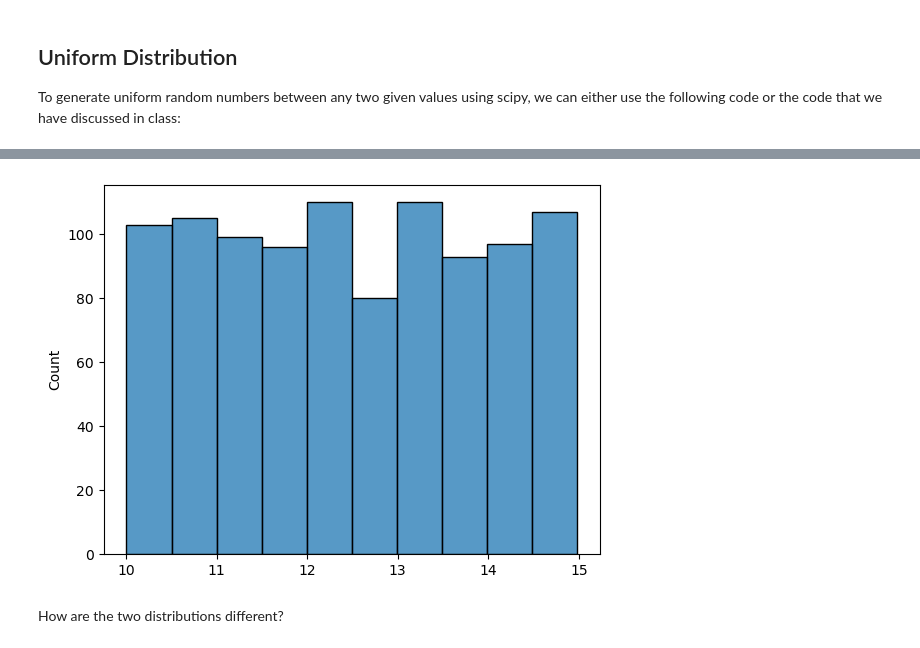
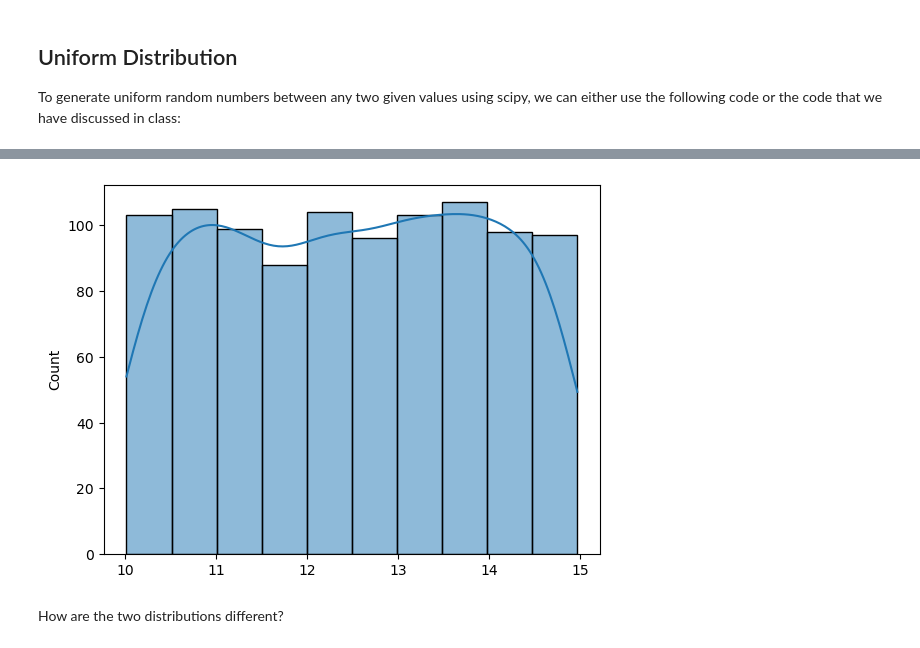
Before and after one commit to Hector1993prog/6.1-lab-continuous-probability-distributions, a Jupyter notebook: your-code/main.ipynb, the cells around one changed output, grey strips where cells are left out. Cells and saved outputs as stored; diff of their text form; code cells hidden in the pictures.

```diff
--- a/your-code/main.ipynb
+++ b/your-code/main.ipynb
@@ -63,7 +86,7 @@ sns.histplot(data= ramd_number(10,15,100), bins= 10);
 # %%
-sns.histplot(data= ramd_number(10,15,1000), bins= 10);
+sns.histplot(data= ramd_number(10,15,1000), bins= 10, kde=True);
 # %% [output]
-[figure, old version]
+[figure, new version]
 # %% [markdown]
 How are the two distributions different?
 # %%
```
Also changed, not shown: parts of 16 cells of this notebook.
